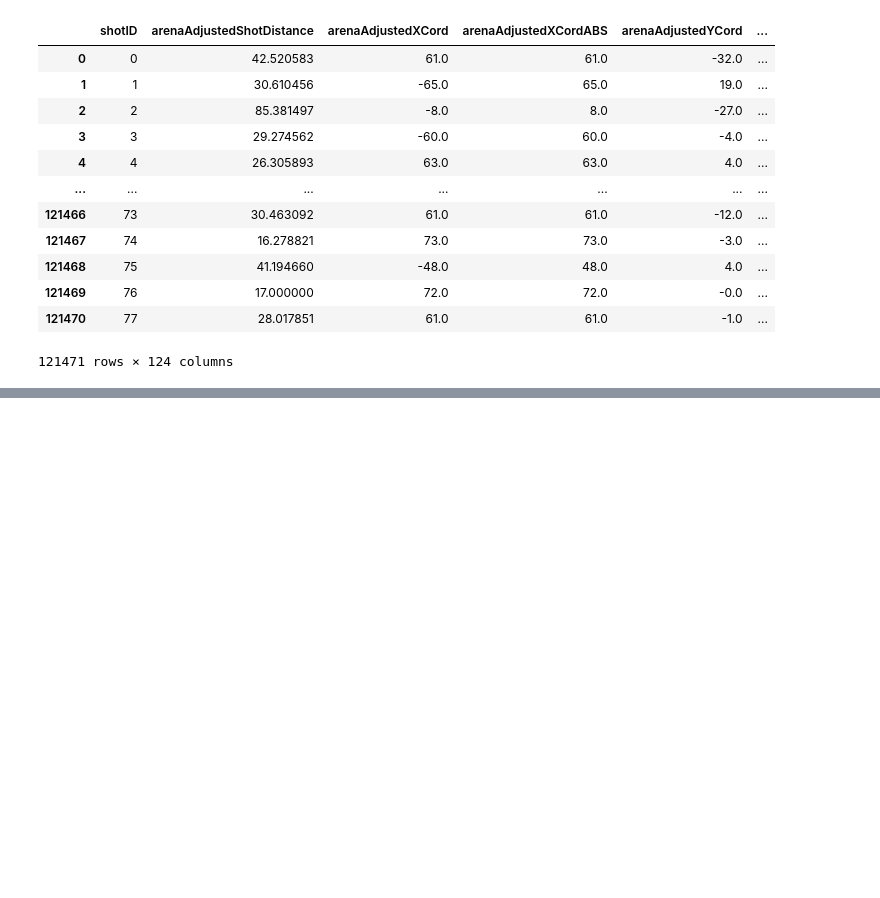
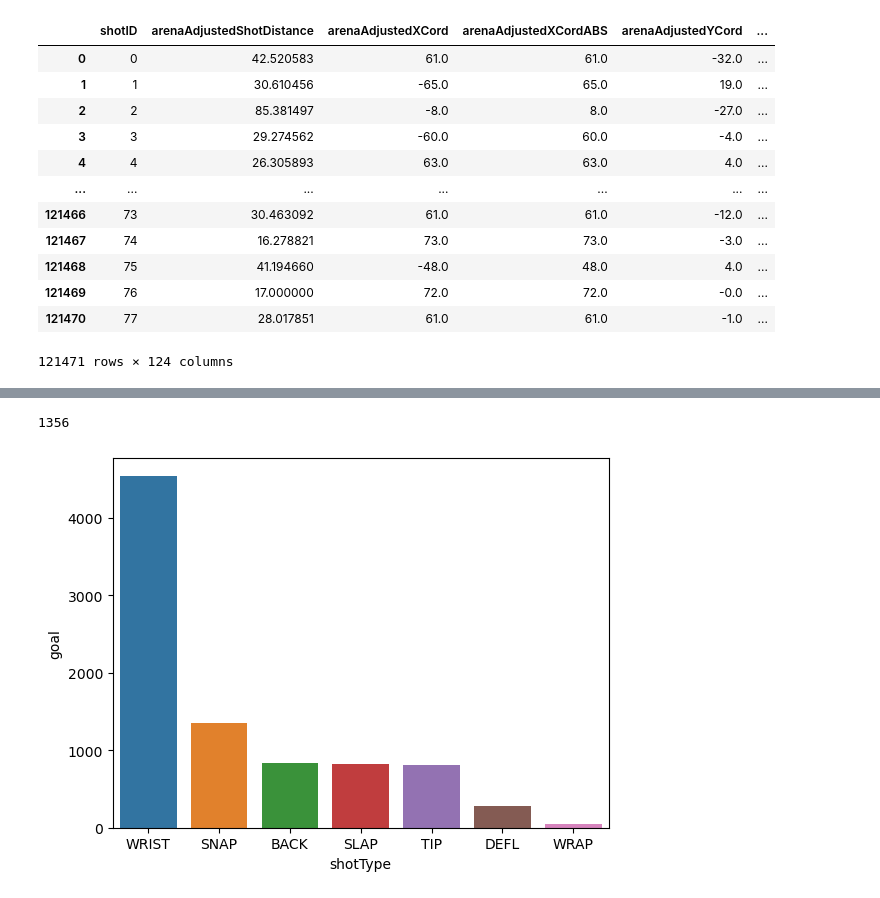
Before and after one commit to jbenasuli/hockey-classification, a Jupyter notebook: hockey-xG-model.ipynb, the cells around one changed output, grey strips where cells are left out. Cells and saved outputs as stored; diff of their text form; code cells hidden in the pictures; blank space fills up the shorter version.

```diff
--- a/hockey-xG-model.ipynb
+++ b/hockey-xG-model.ipynb
@@ -102,0 +368,5 @@ hello world
+# %%
+goals_scored = s21_shots_df['goal'] == 1
+goals_by_type = goals_scored.groupby(shots_df['shotType']).sum().sort_values(ascending=False).reset_index()
+
+goals_by_type
@@ -102,0 +384,10 @@ hello world
+# %%
+goals_by_type[1]
+# %% [output]
+1356
+# %%
+plot=sns.barplot(x = goals_by_type['shotType'],
+              y = goals_by_type['goal']) #.sort_values(ascending=False))
+# plot.set_xticklabels(plot.get_xticklabels(),rotation=30)
+# %% [output]
+[figure, added]
```
Also changed, not shown: parts of 84 cells of this notebook, 11 other files.
